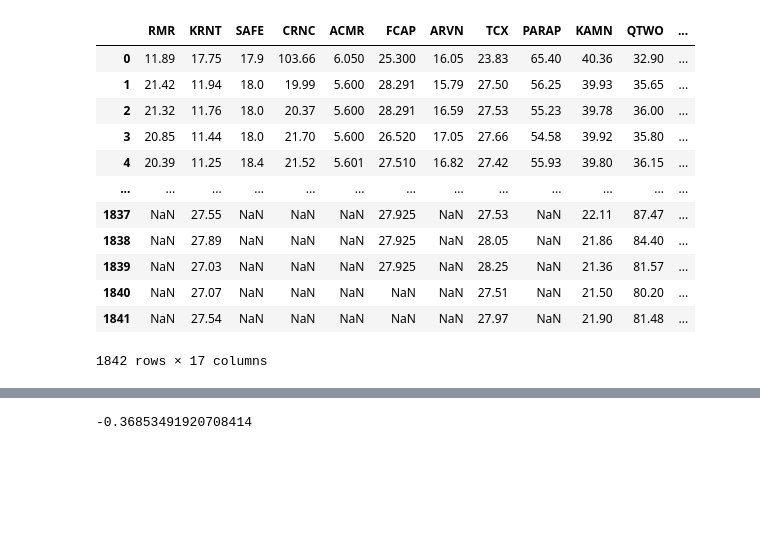
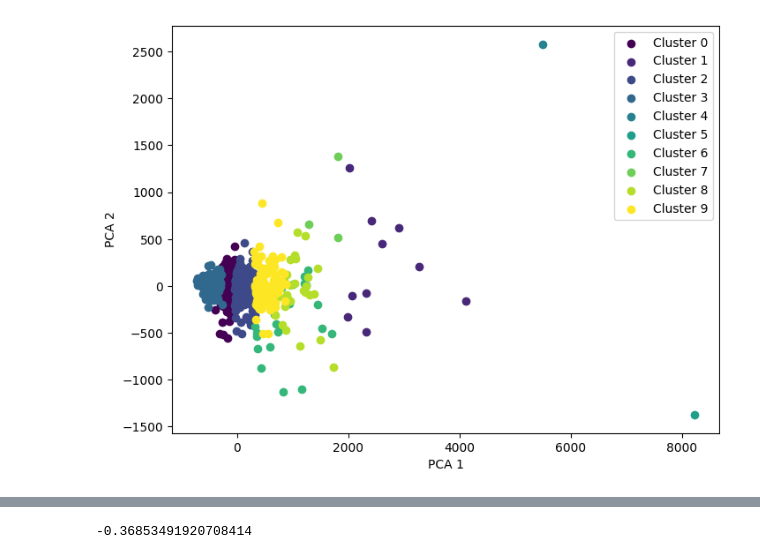
Before and after one commit to waikho/MADS_Capstone, a Jupyter notebook: RL/Pair_Trading_DQN.ipynb, the cells around one changed output, grey strips where cells are left out. Saved outputs shown, nothing was run; the diff lists cells and outputs as text; code cells hidden in the pictures; blank space fills up the shorter version.

```diff
--- a/RL/Pair_Trading_DQN.ipynb
+++ b/RL/Pair_Trading_DQN.ipynb
@@ -652 +524,10 @@ def uniquify(path):
+# %%
+###new###
+def getDailyPricesTickersLst():
+    with psycopg.connect(pgConnStr) as conn:
+        with conn.cursor() as cur:
+            stmt = '''SELECT DISTINCT symbol FROM alpaca_daily_selected'''
+            result = cur.execute(stmt).fetchall()
+            result = [res[0] for res in result]
+    return result
 # %%
@@ -690,6 +571,29 @@ def findStocksinClusters(clusters, n):
         good_clusters_dict[cluster] = clusters[clusters['cluster']==cluster]['symbol'].reset_index()['symbol']
 
     return good_clusters_dict
+# %%
+###new###
+def plotStockClusters(clusters):
+    # Get unique cluster labels
+    unique_clusters = np.unique(clusters['cluster'])
+
+    # Create a color map for the clusters
+    cmap = plt.get_cmap('viridis', len(unique_clusters))
+
+    # Plot the scatter plot with each cluster colored differently
+    fig, ax = plt.subplots(figsize=(8,6))
+    for i, cluster in enumerate(unique_clusters):
+        x = clusters.loc[clusters['cluster'] == cluster, 'x']
+        y = clusters.loc[clusters['cluster'] == cluster, 'y']
+        symbol = clusters.loc[clusters['cluster'] == cluster, 'symbol']
+        ax.scatter(x, y, label=f"Cluster {cluster}", color=cmap(i))
+        #for j, sym in enumerate(symbol):
+        #    ax.annotate(sym, (x.iloc[j], y.iloc[j]))
+
+    ax.set_xlabel('PCA 1')
+    ax.set_ylabel('PCA 2')
+    ax.legend()
+    plt.show()
 # %%
 ###new heatmap function###
 ###find cointegration###
@@ -708,32 +615,19 @@ def cointHeatmap(df):
 # %%
 ###dovetail###
 '''
 Read filtered stocks closing prices as CSV
 Find clusters with kmeans and PCA
 Filter out some outlier clusters; key clusters # as a dict
 Find cointegration of each key cluster and plot heatmap
 '''
 n_clusters = 10
-#FilteredClosingDF = pd.read_csv('./data/FilteredClosingDF', header=0)#, index_col=0, skiprows=0)
-dailyDF = pd.read_csv('./data/dailyDF', header=0)#, index_col=0, skiprows=0)
+#dailyDF = pd.read_csv('./data/dailyDF', header=0)#, index_col=0, skiprows=0)
+dailyDF = getDailyPrices(getDailyPricesTickersLst())
 clusters = findStockClusters(dailyDF, n_clusters)
 good_clusters_dict = findStocksinClusters(clusters, n_clusters)
+plotStockClusters(clusters)
 #for key in good_clusters_dict.keys():
 #    cointHeatmap(FilteredClosingDF[good_clusters_dict[key]])
 #cointHeatmap(FilteredClosingDF[good_clusters_dict[0]])
+# %% [output]
+[figure, added]
-# %%
-dailyDF[good_clusters_dict[1]]
-# %% [output]
-|  | RMR | KRNT | SAFE | CRNC | ACMR | FCAP | ARVN | TCX | PARAP | KAMN | QTWO | ... |
-| 0 | 11.89 | 17.75 | 17.9 | 103.66 | 6.050 | 25.300 | 16.05 | 23.83 | 65.40 | 40.36 | 32.90 | ... |
-| 1 | 21.42 | 11.94 | 18.0 | 19.99 | 5.600 | 28.291 | 15.79 | 27.50 | 56.25 | 39.93 | 35.65 | ... |
-| 2 | 21.32 | 11.76 | 18.0 | 20.37 | 5.600 | 28.291 | 16.59 | 27.53 | 55.23 | 39.78 | 36.00 | ... |
-| 3 | 20.85 | 11.44 | 18.0 | 21.70 | 5.600 | 26.520 | 17.05 | 27.66 | 54.58 | 39.92 | 35.80 | ... |
-| 4 | 20.39 | 11.25 | 18.4 | 21.52 | 5.601 | 27.510 | 16.82 | 27.42 | 55.93 | 39.80 | 36.15 | ... |
-| ... | ... | ... | ... | ... | ... | ... | ... | ... | ... | ... | ... | ... |
-| 1837 | NaN | 27.55 | NaN | NaN | NaN | 27.925 | NaN | 27.53 | NaN | 22.11 | 87.47 | ... |
-| 1838 | NaN | 27.89 | NaN | NaN | NaN | 27.925 | NaN | 28.05 | NaN | 21.86 | 84.40 | ... |
-| 1839 | NaN | 27.03 | NaN | NaN | NaN | 27.925 | NaN | 28.25 | NaN | 21.36 | 81.57 | ... |
-| 1840 | NaN | 27.07 | NaN | NaN | NaN | NaN | NaN | 27.51 | NaN | 21.50 | 80.20 | ... |
-| 1841 | NaN | 27.54 | NaN | NaN | NaN | NaN | NaN | 27.97 | NaN | 21.90 | 81.48 | ... |
-1842 rows × 17 columns
```
Also changed, not shown: parts of 43 cells of this notebook.
